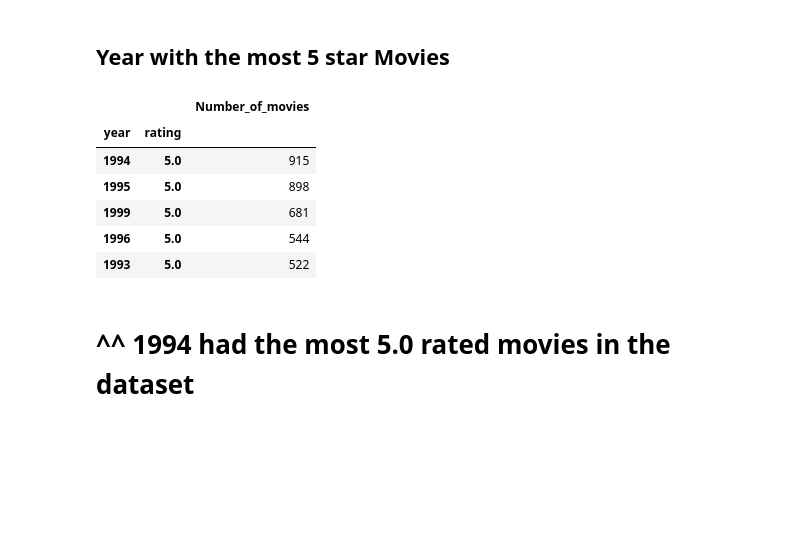
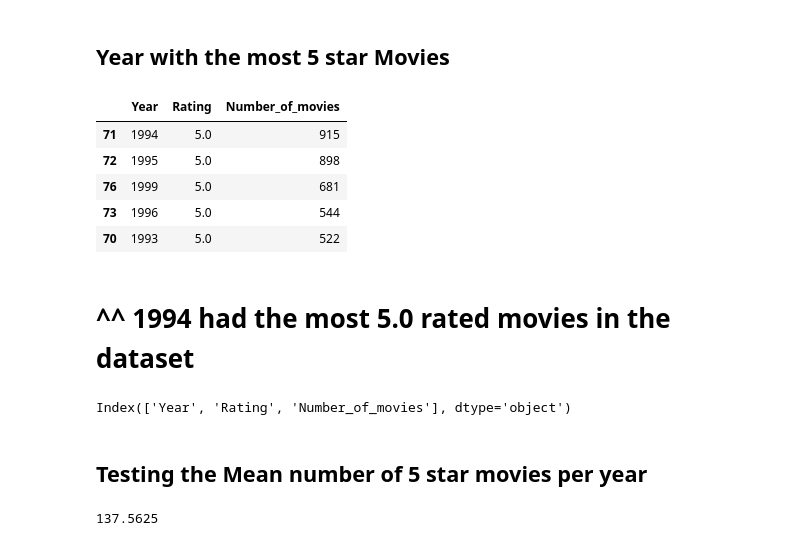
Before and after one commit to ccthatsme/djangodatamovie, a Jupyter notebook: Untitled-2.ipynb, the cells around one changed output. Saved outputs shown, nothing was run; the diff lists cells and outputs as text; code cells hidden in the pictures; blank space fills up the shorter version.

```diff
--- a/Untitled-2.ipynb
+++ b/Untitled-2.ipynb
@@ -129,24 +129,43 @@ movieGroupedWithYearAndStars.head(20)
 # %%
 myMask = movieWithRating['rating'] == 5.0
 
 movieWithHighestRating = movieWithRating[myMask].groupby(
    ['year','rating']
-).agg({'movie title': 'count'})
+).agg({'movie title': 'count'}).reset_index()
 
-movieWithHighestRating.columns = ['Number_of_movies']
+movieWithHighestRating.columns = ['Year', 'Rating','Number_of_movies']
 
-movieWithHighestRating.reset_index()
+# movieWithHighestRating.reset_index()
 
 movieWithHighestRating = movieWithHighestRating.sort_values(by=['Number_of_movies'], ascending=False)
 
 movieWithHighestRating.head()
 # %% [output]
-|  |  | Number_of_movies |
-| year | rating |  |
-| 1994 | 5.0 | 915 |
-| 1995 | 5.0 | 898 |
-| 1999 | 5.0 | 681 |
-| 1996 | 5.0 | 544 |
-| 1993 | 5.0 | 522 |
+|  | Year | Rating | Number_of_movies |
+| 71 | 1994 | 5.0 | 915 |
+| 72 | 1995 | 5.0 | 898 |
+| 76 | 1999 | 5.0 | 681 |
+| 73 | 1996 | 5.0 | 544 |
+| 70 | 1993 | 5.0 | 522 |
 # %% [markdown]
 # ^^ 1994 had the most 5.0 rated movies in the dataset
+# %%
+movieWithHighestRating.columns
+# %% [output]
+Index(['Year', 'Rating', 'Number_of_movies'], dtype='object')
+# %% [markdown]
+## Testing the Mean number of 5 star movies per year
+# %%
+import torch
+import torch.nn as nn
+from torch.utils.data import TensorDataset, DataLoader
+from sklearn.model_selection import train_test_split
+from sklearn.preprocessing import StandardScaler
+import numpy as np
+
+numberOfMoviesWith5Stars = movieWithHighestRating['Number_of_movies']
+
+mean5StarsPerYear = np.mean(numberOfMoviesWith5Stars)
+print(mean5StarsPerYear)
+# %% [output]
+137.5625
```
Also changed, not shown: parts of 4 cells of this notebook.
